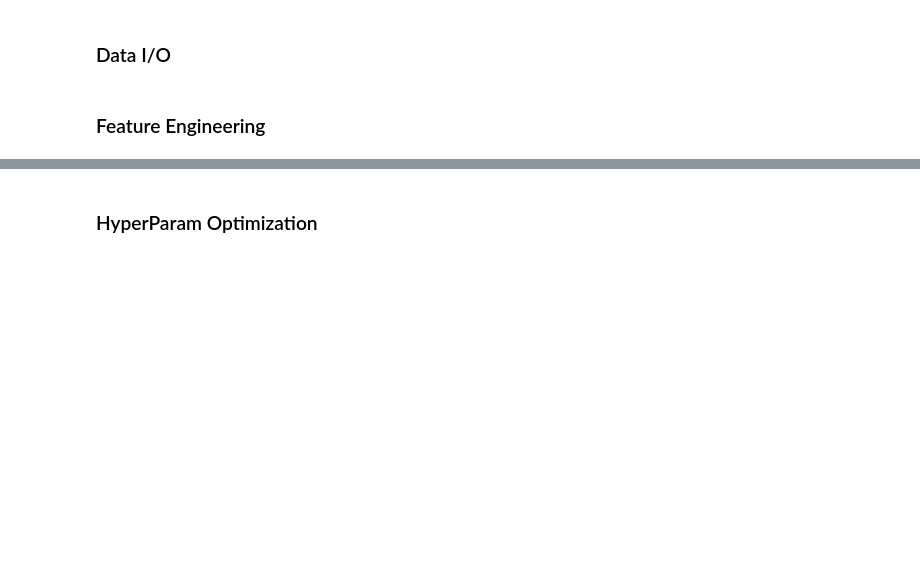
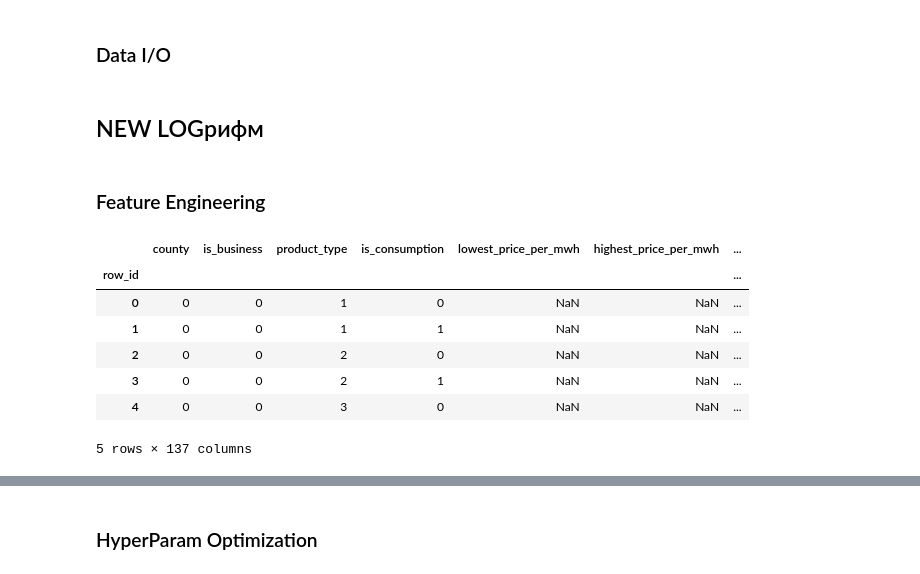
Before and after one commit to wasjaip/kaggle_notebooks-Public, a Jupyter notebook: fork-of-ergo-lite-v2-lgb-catv4.ipynb, the cells around one changed output, grey strips where cells are left out. Drawn from its saved outputs; the diff is of its cells as text; code cells hidden in the pictures; blank space fills up the shorter version.

```diff
--- a/fork-of-ergo-lite-v2-lgb-catv4.ipynb
+++ b/fork-of-ergo-lite-v2-lgb-catv4.ipynb
@@ -406,3 +406,5 @@ schema_electricity = df_electricity.schema
 schema_forecast    = df_forecast.schema
 schema_historical  = df_historical.schema
 schema_target      = df_target.schema
+# %% [markdown]
+## NEW LOGрифм
@@ -414,5 +437,16 @@ X, y = df_data.drop("target"), df_data.select("target")
 X = feature_eng(X, df_client, df_gas, df_electricity, df_forecast, df_historical, df_location, df_target)
 
 df_train = to_pandas(X, y)
+# %%
+df_train.head()
+# %% [output]
+|  | county | is_business | product_type | is_consumption | lowest_price_per_mwh | highest_price_per_mwh | ... |
+| row_id |  |  |  |  |  |  | ... |
+| 0 | 0 | 0 | 1 | 0 | NaN | NaN | ... |
+| 1 | 0 | 0 | 1 | 1 | NaN | NaN | ... |
+| 2 | 0 | 0 | 2 | 0 | NaN | NaN | ... |
+| 3 | 0 | 0 | 2 | 1 | NaN | NaN | ... |
+| 4 | 0 | 0 | 3 | 0 | NaN | NaN | ... |
+5 rows × 137 columns
 # %%
 df_train = df_train[df_train["target"].notnull() & df_train["year"].gt(2021)]
```
Also changed, not shown: parts of 11 cells of this notebook.
